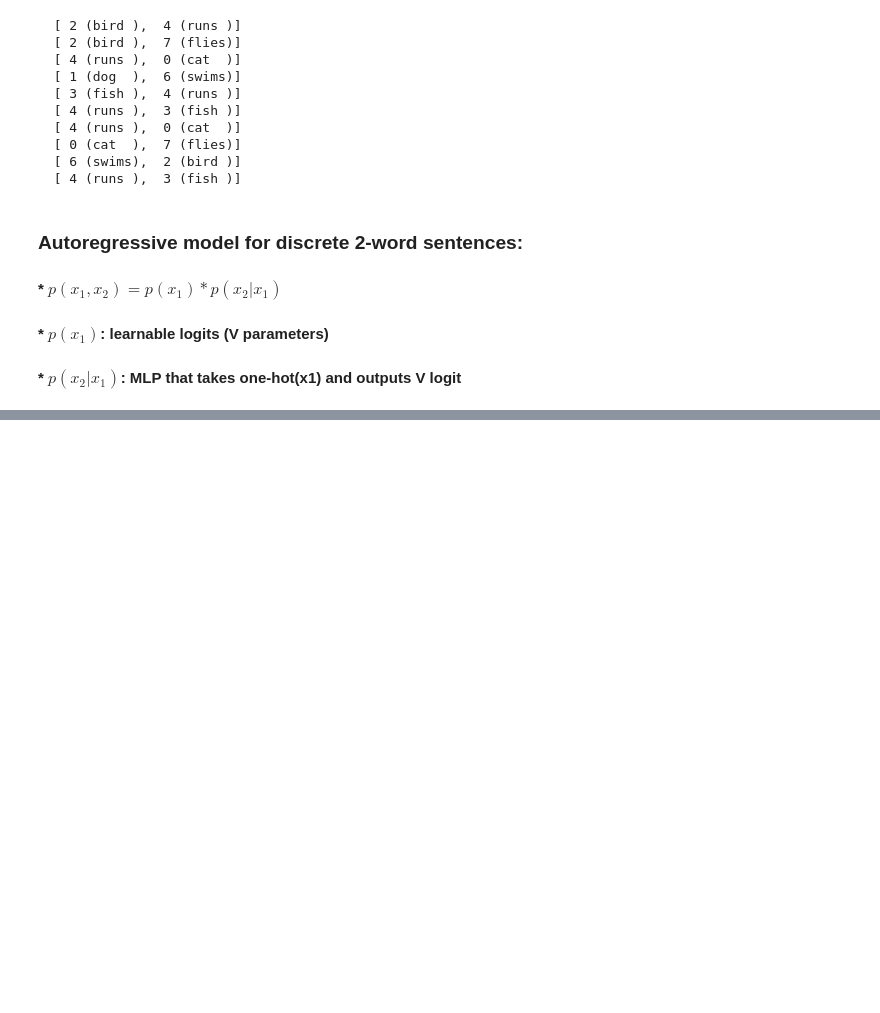
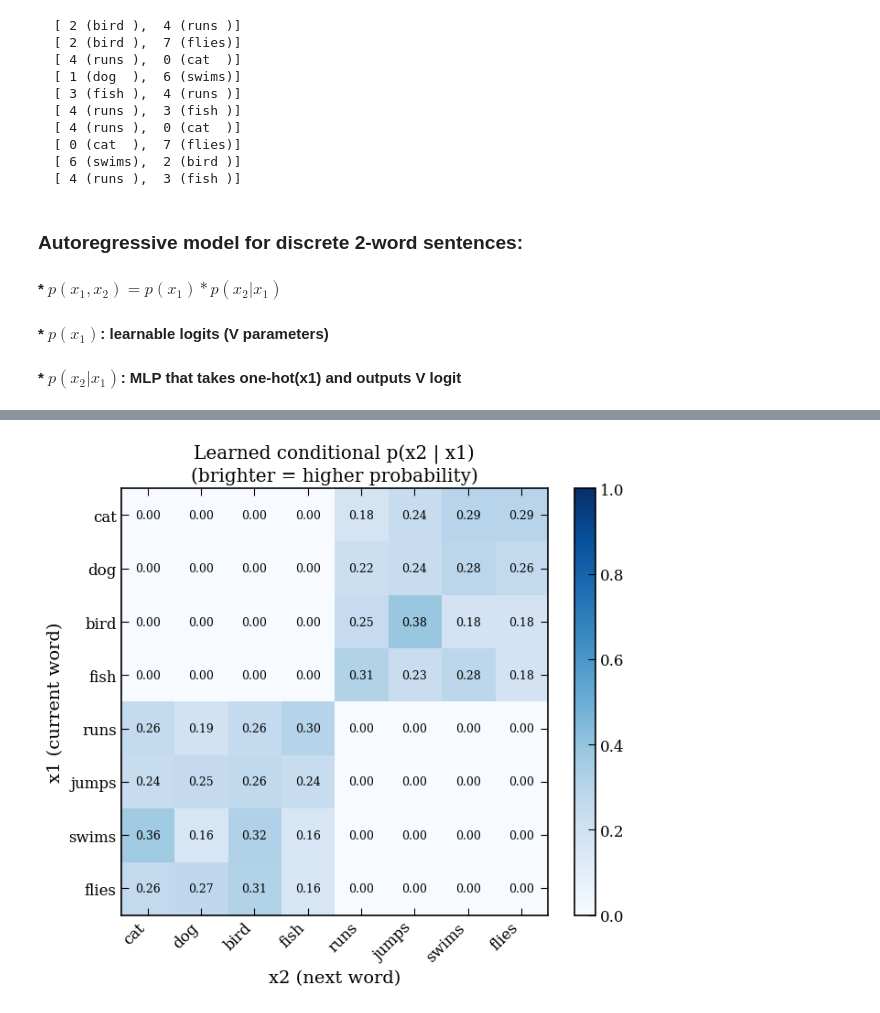
Before and after one commit to mazapataa/NNbasic, a Jupyter notebook: Generative Models/autoregressive_model.ipynb, the cells around one changed output, grey strips where cells are left out. Saved outputs shown, nothing was run; the diff lists cells and outputs as text; code cells hidden in the pictures; blank space fills up the shorter version.

```diff
--- a/Generative Models/autoregressive_model.ipynb
+++ b/Generative Models/autoregressive_model.ipynb
@@ -493,0 +561,27 @@ class DiscreteAR(nn.Module):
+# %%
+# Create full transition matrix
+cond_matrix = np.zeros((VOCAB_SIZE, VOCAB_SIZE))
+with torch.no_grad():
+    for i in range(VOCAB_SIZE):
+        x1_oh = torch.zeros(1, VOCAB_SIZE, device=device)
+        x1_oh[0, i] = 1.0
+        logits = model_disc.net_x2_given_x1(x1_oh)
+        cond_matrix[i] = torch.softmax(logits, dim=1).cpu().numpy()[0]
+
+fig, ax = plt.subplots(figsize=(7, 6))
+im = ax.imshow(cond_matrix, vmin=0, vmax=1, cmap='Blues')
+ax.set_xticks(range(VOCAB_SIZE)); ax.set_xticklabels(WORDS, rotation=45, ha='right')
+ax.set_yticks(range(VOCAB_SIZE)); ax.set_yticklabels(WORDS)
+ax.set_xlabel('x2 (next word)')
+ax.set_ylabel('x1 (current word)')
+ax.set_title('Learned conditional p(x2 | x1)\n(brighter = higher probability)')
+for i in range(VOCAB_SIZE):
+    for j in range(VOCAB_SIZE):
+        text = ax.text(j, i, f'{cond_matrix[i,j]:.2f}',
+                       ha="center", va="center", fontsize=9,
+                       color="black" if cond_matrix[i,j] < 0.6 else "white")
+plt.colorbar(im, ax=ax)
+plt.tight_layout()
+plt.show()
+# %% [output]
+[figure, added]
```
Also changed, not shown: parts of 5 cells of this notebook.
